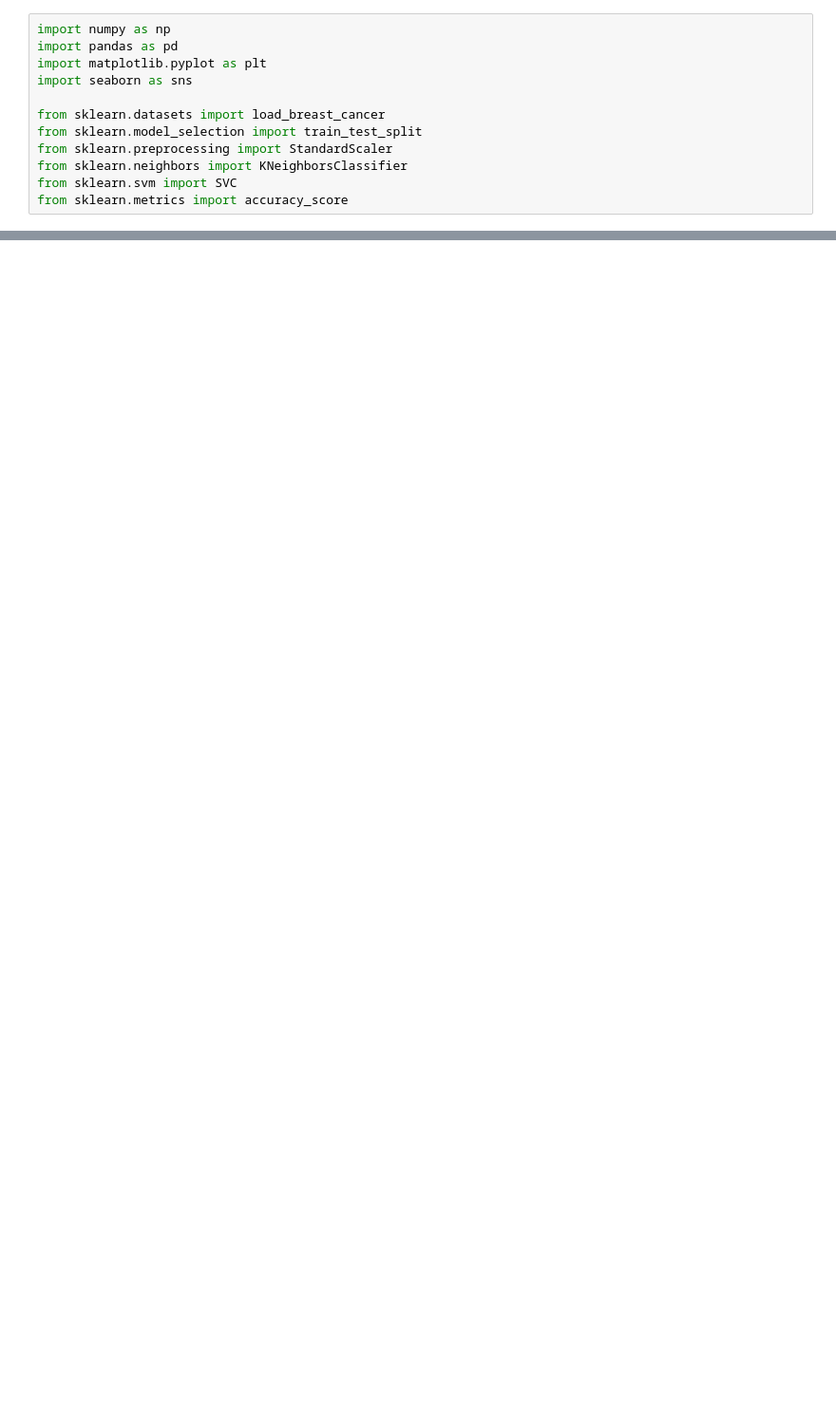
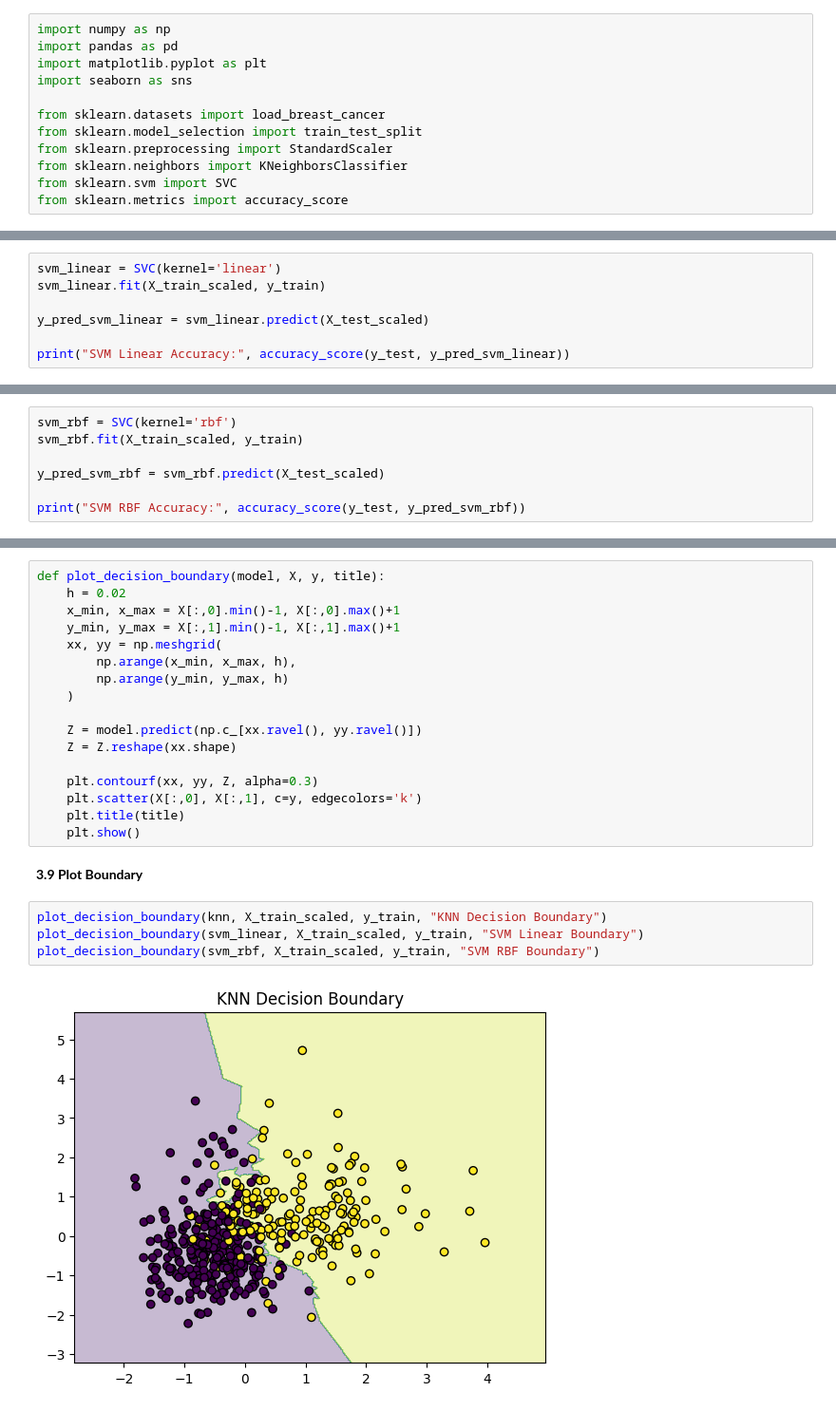
Before and after one commit to habibiputrar/Habibi-Putra-Rizqullah_2411531001_ML2526, a Jupyter notebook: Praktikum6/KNN_&_SVM_(Decision_Boundary_Visualization).ipynb, the cells around one changed output, grey strips where cells are left out. Shown at 95% size. Drawn from its saved outputs; the diff is of its cells as text; blank space fills up the shorter version.

```diff
--- a/Praktikum6/KNN_&_SVM_(Decision_Boundary_Visualization).ipynb
+++ b/Praktikum6/KNN_&_SVM_(Decision_Boundary_Visualization).ipynb
@@ -26,0 +73,7 @@ X_train, X_test, y_train, y_test = train_test_split(
+# %%
+svm_linear = SVC(kernel='linear')
+svm_linear.fit(X_train_scaled, y_train)
+
+y_pred_svm_linear = svm_linear.predict(X_test_scaled)
+
+print("SVM Linear Accuracy:", accuracy_score(y_test, y_pred_svm_linear))
@@ -26,0 +84,7 @@ X_train, X_test, y_train, y_test = train_test_split(
+# %%
+svm_rbf = SVC(kernel='rbf')
+svm_rbf.fit(X_train_scaled, y_train)
+
+y_pred_svm_rbf = svm_rbf.predict(X_test_scaled)
+
+print("SVM RBF Accuracy:", accuracy_score(y_test, y_pred_svm_rbf))
@@ -26,0 +95,25 @@ X_train, X_test, y_train, y_test = train_test_split(
+# %%
+def plot_decision_boundary(model, X, y, title):
+    h = 0.02
+    x_min, x_max = X[:,0].min()-1, X[:,0].max()+1
+    y_min, y_max = X[:,1].min()-1, X[:,1].max()+1
+    xx, yy = np.meshgrid(
+        np.arange(x_min, x_max, h),
+        np.arange(y_min, y_max, h)
+    )
+
+    Z = model.predict(np.c_[xx.ravel(), yy.ravel()])
+    Z = Z.reshape(xx.shape)
+
+    plt.contourf(xx, yy, Z, alpha=0.3)
+    plt.scatter(X[:,0], X[:,1], c=y, edgecolors='k')
+    plt.title(title)
+    plt.show()
+# %% [markdown]
+**3.9 Plot Boundary**
+# %%
+plot_decision_boundary(knn, X_train_scaled, y_train, "KNN Decision Boundary")
+plot_decision_boundary(svm_linear, X_train_scaled, y_train, "SVM Linear Boundary")
+plot_decision_boundary(svm_rbf, X_train_scaled, y_train, "SVM RBF Boundary")
+# %% [output]
+[figure, added]
```
Also changed, not shown: parts of 16 cells of this notebook.
